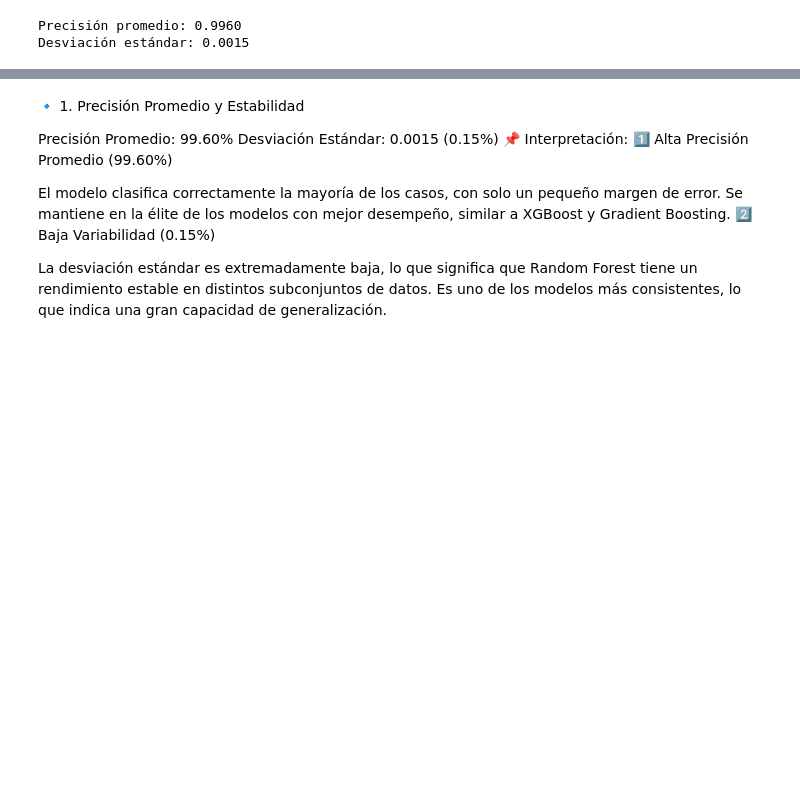
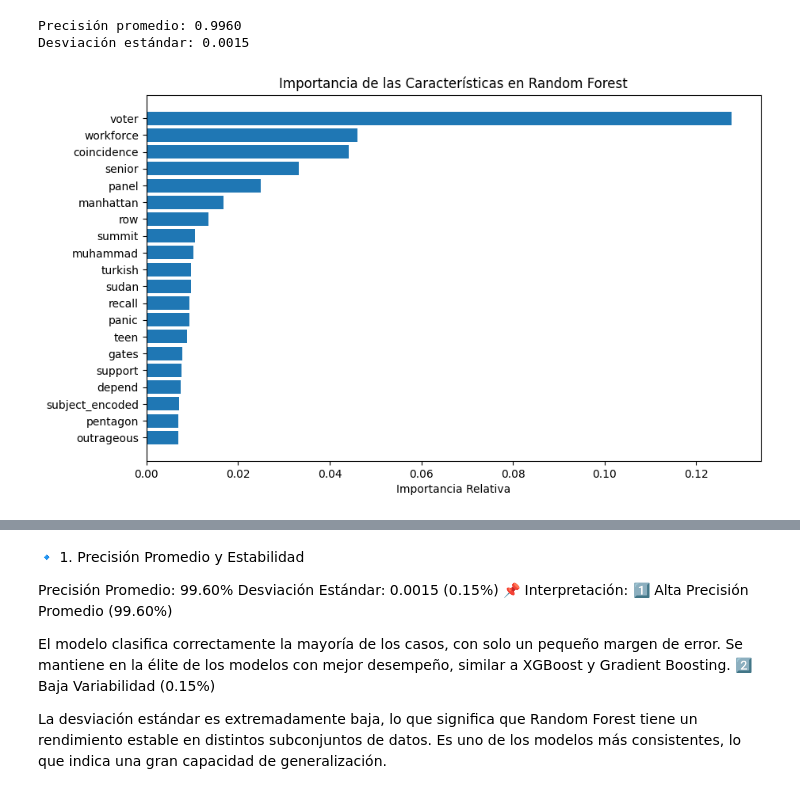
Before and after one commit to IsabelRomoBru/proyecto_machine_learning_Fake_News, a Jupyter notebook: notebooks/modelo_clasicos_subject.ipynb, the cells around one changed output, grey strips where cells are left out. Cells and saved outputs as stored; diff of their text form; code cells hidden in the pictures; blank space fills up the shorter version.

```diff
--- a/notebooks/modelo_clasicos_subject.ipynb
+++ b/notebooks/modelo_clasicos_subject.ipynb
@@ -692,3 +692,27 @@ print(f"Desviación estándar: {cv_scores3.std():.4f}")
 # %% [output]
 Precisión promedio: 0.9960
 Desviación estándar: 0.0015
+# %%
+import matplotlib.pyplot as plt
+import numpy as np
+# Obtener nombres de las características TF-IDF
+feature_names_text = vectorizer_text.get_feature_names_out()
+feature_names_title = vectorizer_title.get_feature_names_out()
+
+# Nombres de las características numéricas
+feature_names_other = ['subject_encoded', 'title_length', 'title_word_count']
+# Combinar todos los nombres
+all_feature_names = np.concatenate([feature_names_other, feature_names_text, feature_names_title])
+# Obtener la importancia de las características y ordenarlas
+importances = rf_model.feature_importances_
+sorted_idx = np.argsort(importances)[-20:]  # Muestra solo las 20 más importantes
+
+# Graficar la importancia de cada variable con nombres más legibles
+plt.figure(figsize=(10, 6))
+plt.barh(range(len(sorted_idx)), importances[sorted_idx], align='center')
+plt.yticks(range(len(sorted_idx)), [all_feature_names[i] for i in sorted_idx])
+plt.xlabel("Importancia Relativa")
+plt.title("Importancia de las Características en Random Forest")
+plt.show()
+# %% [output]
+[figure, added]
```
Also changed, not shown: parts of 1 cell of this notebook, 3 other files.
